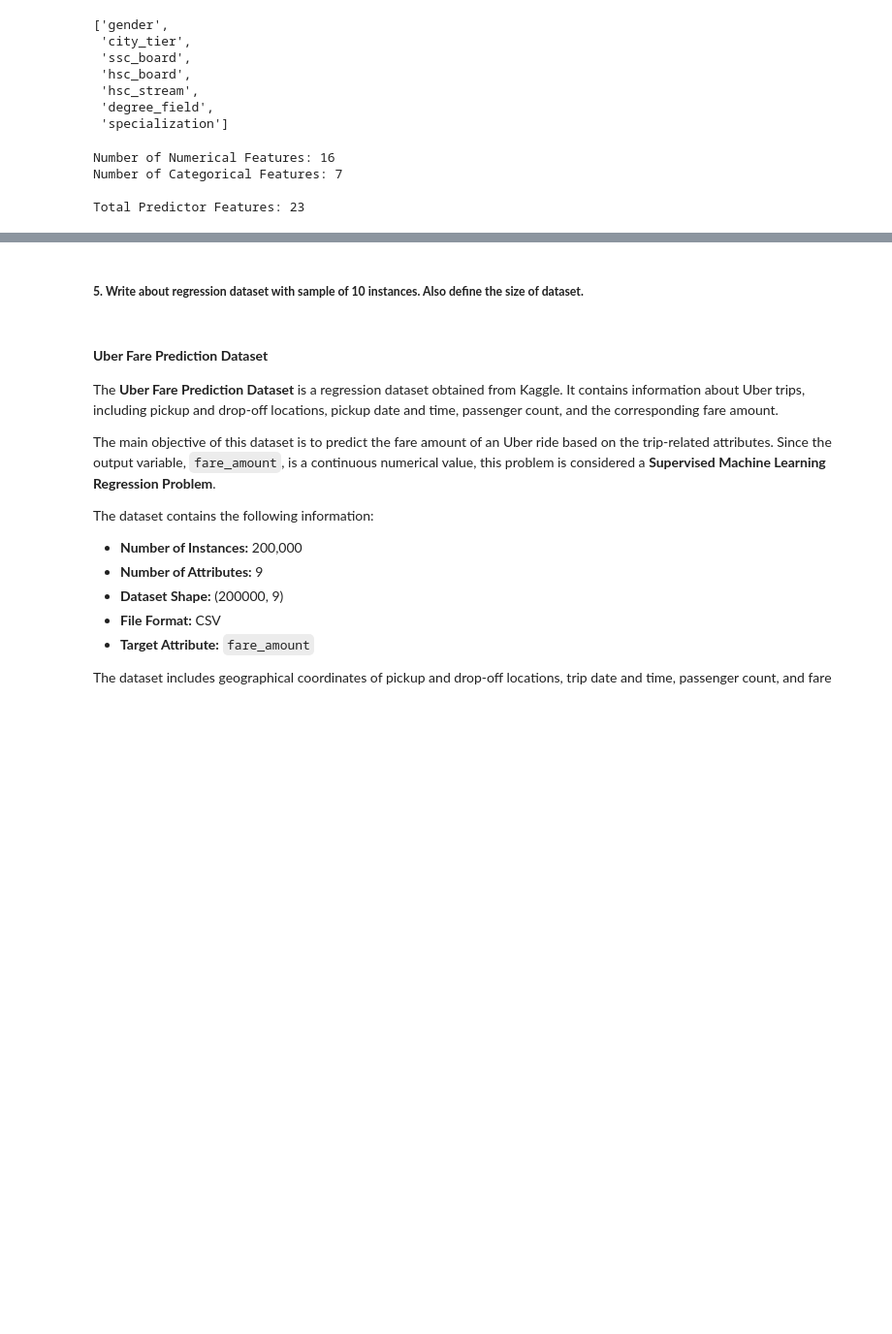
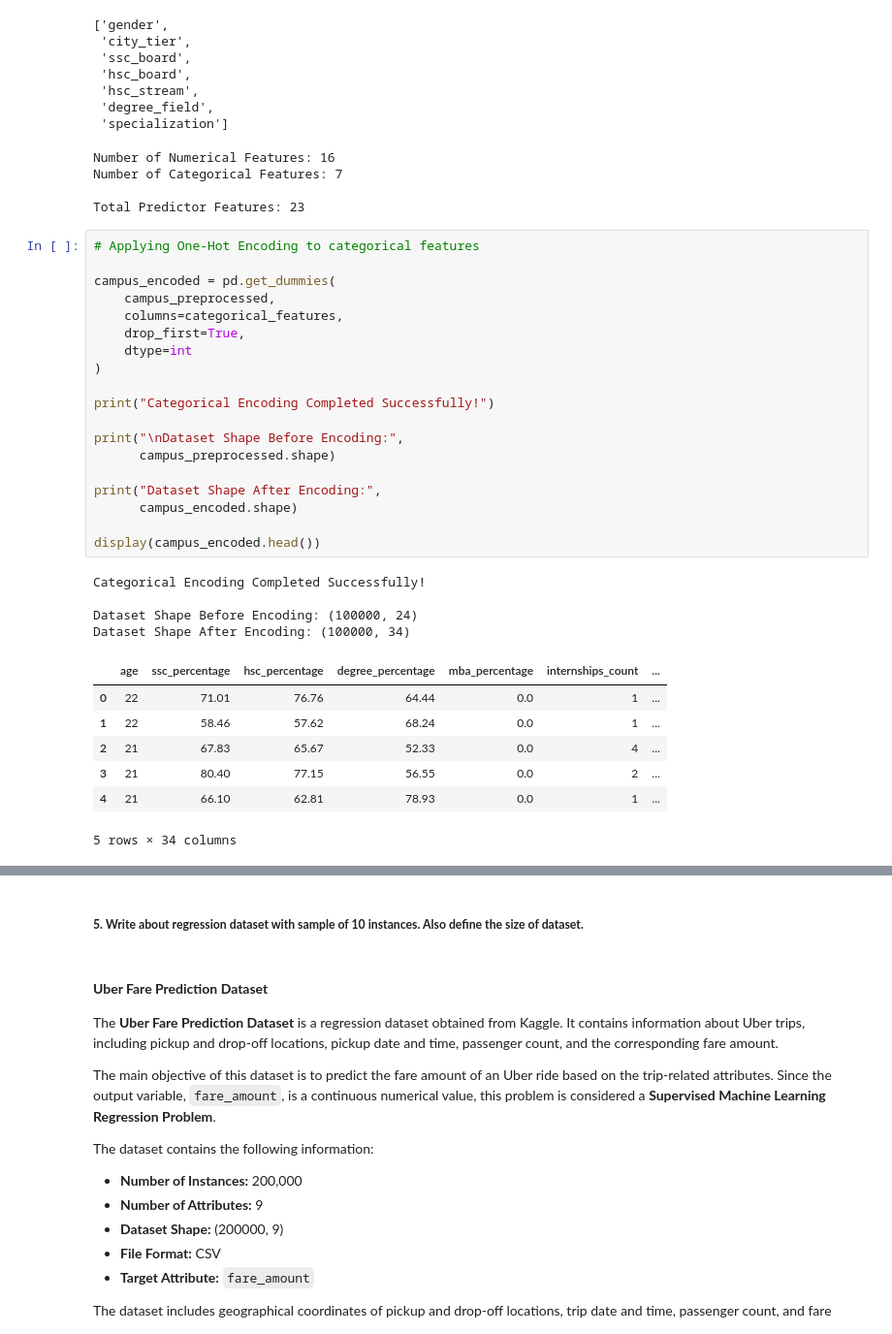
Before and after one commit to srabani-khuntia/Machine-Learning-Lab, a Jupyter notebook: Assignment-2.ipynb, the cells around one changed output, grey strips where cells are left out. Shown at 97% size. Cells and saved outputs as stored; diff of their text form; blank space fills up the shorter version.

Commit message:
applied one-hot encoding

```diff
--- a/Assignment-2.ipynb
+++ b/Assignment-2.ipynb
@@ -685,3 +685,34 @@ Number of Numerical Features: 16
 Number of Categorical Features: 7
 
 Total Predictor Features: 23
+# %%
+# Applying One-Hot Encoding to categorical features
+
+campus_encoded = pd.get_dummies(
+    campus_preprocessed,
+    columns=categorical_features,
+    drop_first=True,
+    dtype=int
+)
+
+print("Categorical Encoding Completed Successfully!")
+
+print("\nDataset Shape Before Encoding:",
+      campus_preprocessed.shape)
+
+print("Dataset Shape After Encoding:",
+      campus_encoded.shape)
+
+display(campus_encoded.head())
+# %% [output]
+Categorical Encoding Completed Successfully!
+
+Dataset Shape Before Encoding: (100000, 24)
+Dataset Shape After Encoding: (100000, 34)
+|  | age | ssc_percentage | hsc_percentage | degree_percentage | mba_percentage | internships_count | ... |
+| 0 | 22 | 71.01 | 76.76 | 64.44 | 0.0 | 1 | ... |
+| 1 | 22 | 58.46 | 57.62 | 68.24 | 0.0 | 1 | ... |
+| 2 | 21 | 67.83 | 65.67 | 52.33 | 0.0 | 4 | ... |
+| 3 | 21 | 80.40 | 77.15 | 56.55 | 0.0 | 2 | ... |
+| 4 | 21 | 66.10 | 62.81 | 78.93 | 0.0 | 1 | ... |
+5 rows × 34 columns
```
Also changed, not shown: parts of 4 cells of this notebook.
